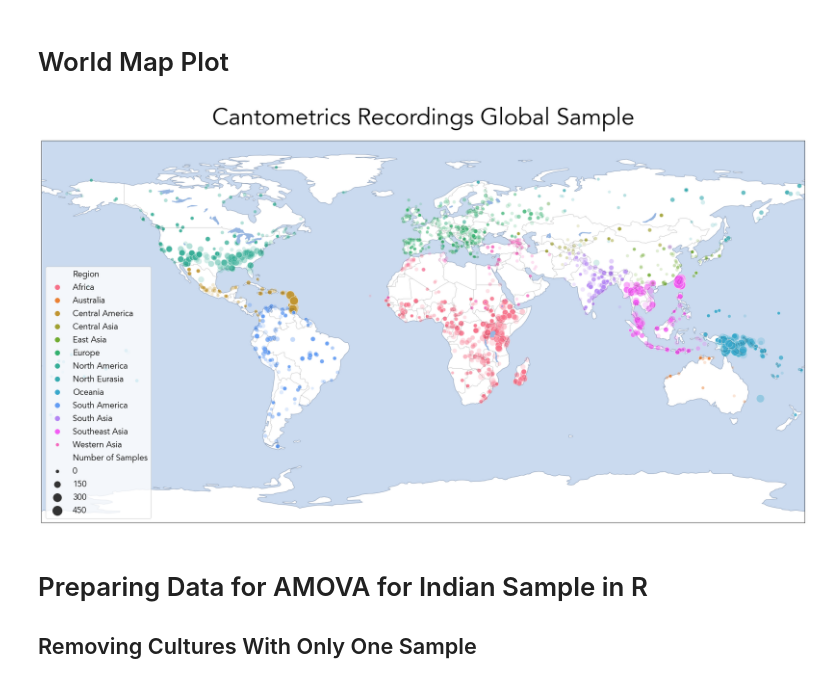
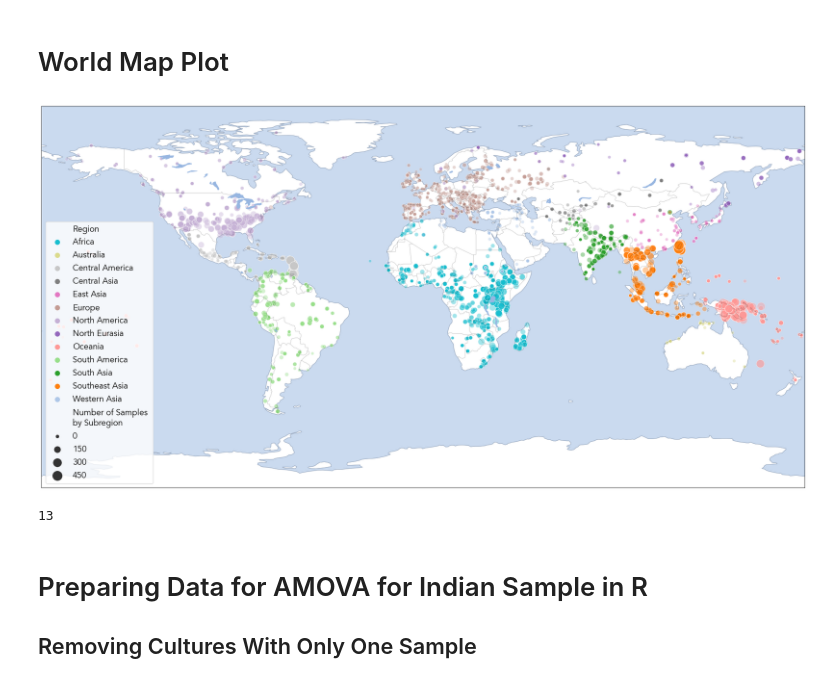
Before and after one commit to comp-music-lab/sfc-journal-2020, a Jupyter notebook: Indian Music Analysis.ipynb, the cells around one changed output. Drawn from its saved outputs; the diff is of its cells as text; code cells hidden in the pictures.

```diff
--- a/Indian Music Analysis.ipynb
+++ b/Indian Music Analysis.ipynb
@@ -220,6 +229,6 @@ all_india_full.to_csv('./data/all_india_full.csv', index=False)
 # %%
 #read from csv
-all_india_full = pd.read_csv('./data/all_india_full.csv')
+all_india_full = pd.read_csv('./output/all_india_full.csv')
 
 dropped = []
 for i in range(37):
@@ -270,34 +279,35 @@ locations["Color"] = locations['region'].apply(lambda x: colordict[x])
 fig = plt.figure(figsize=(30,30))
 ax = fig.add_subplot(1,1,1,projection=ccrs.PlateCarree())
 ax.set_extent([68.14712,97.34466, 6, 37.090000])
-north = locations.iloc[:24]
-south = locations.iloc[24:]
+north = locations.iloc[:split_index]
+south = locations.iloc[split_index:]
 
 north_label = "North India: "
 south_label = "South India:\n"
 for i, text in enumerate(north["culture"]):
-    if i % 8 ==0:
+    if i % 6 ==0:
         north_label+= "\n"+text
     else:
         north_label+=", "+text
 for i, text in enumerate(south["culture"]):
     if i==0:
         south_label+=text
+    elif i%6==0:
+        south_label+="\n"+text
     else:
         south_label+=", "+text
 ax.scatter(north.lng, north.lat, c="r", label=north_label, s=north["count"], alpha=.5)
 ax.scatter(south.lng, south.lat, c="b", label=south_label, s=south["count"], alpha=.5)
 
-# for i, location in enumerate(locations['count']):
-#     ax.annotate(str(int(location/300)), (locations.loc[i, 'lng'],locations.loc[i, 'lat']+(random()*1)), fontsize=28)
+# for i, location in enumerate(locations['culture']):
+#     ax.annotate(location, (locations.loc[i, 'lng'],locations.loc[i, 'lat']+(random()*1)), fontsize=20)
 
-lgnd = ax.legend(loc="lower right", labelspacing=2.0, fontsize=18.0)
-plt.title("Map of Cantometrics Recordings In India", fontsize=50)
+lgnd = ax.legend(loc="upper right", labelspacing=0.4, fontsize=18.0, borderpad=1)
+
 for i in range(2):
-    lgnd.legendHandles[i]._sizes = [600]
+    lgnd.legendHandles[i]._sizes = [500]
 for txt in lgnd.get_texts():
-    txt.set_va("center")
-    txt.set_y(18)
+    txt.set_va("bottom")
 ax.coastlines(alpha=.5)
 ax.add_feature(cfeature.BORDERS, alpha=.5)
 ax.add_feature(cfeature.LAKES)
@@ -336,38 +346,45 @@ for i, row in metadata['Local_lat'].iteritems():
 
 plt.rcParams.update({'font.size': 18})
 plt.rcParams.update({'font.family': 'Avenir'})
 plt.rcParams.update({'axes.titlepad': 36.0})
 
 ax = fig.add_subplot(1,1,1,projection=ccrs.PlateCarree())
 ax.set_global()
 
 # grouped_df = metadata.drop_duplicates(subset = ["Region"])
 # grouped_df['count'] = 5*metadata.groupby('Region')['C-id'].transform('count')
 # grouped_df.to_csv('./data/grouped.csv')
 # grouped_df = pd.read_csv('./data/grouped.csv')
 # groups = grouped_df.groupby('Region')
 
 # for name, group in groups:
 #     ax.scatter(group['Local_long'], group['Local_lat'], s=group['count'], alpha=.5, label=name)
 #     for i,txt in enumerate(group['count']):
 #         ax.annotate(str(int(txt/5)), (group['Local_long'].item(), group['Local_lat'].item()+3))
 
-metadata['Number of Samples'] = metadata.groupby('Subregion')['C-id'].transform('count')
-g = sns.scatterplot(x, y, hue=metadata['Region'], alpha=.2, size=metadata['Number of Samples'], sizes=(40, 400))
+
+metadata['Number of Samples \nby Subregion'] = metadata.groupby('Subregion')['C-id'].transform('count')
+# cmap = sns.cubehelix_palette(rot=-.2, as_cmap=True)
+
+g = sns.scatterplot(x, y, palette=sns.color_palette("tab20_r", n_colors=13), hue=metadata['Region'], alpha=.4, size=metadata['Number of Samples \nby Subregion'], sizes=(40, 400))
 lgnd = ax.legend(loc="lower left", markerscale=1.0)
-for i in range(13):
+for i in range(14):
     lgnd.legendHandles[i]._sizes = [100]
 
 ax.coastlines(alpha=.2)
 ax.add_feature(cfeature.BORDERS, alpha=.2)
 ax.add_feature(cfeature.LAKES)
 ax.add_feature(cfeature.OCEAN, alpha=.5)
 
 
-plt.title("Cantometrics Recordings Global Sample", fontsize=50)
+# plt.title("Cantometrics Recordings Global Sample", fontsize=50)
 plt.savefig("./figs/world.png")
 # %% [output]
-[figure, old version]
+[figure, new version]
+# %%
+metadata['Region'].nunique()
+# %% [output]
+13
 # %% [markdown]
 # Preparing Data for AMOVA for Indian Sample in R
 
```
Also changed, not shown: parts of 11 cells of this notebook, 26 other files.
